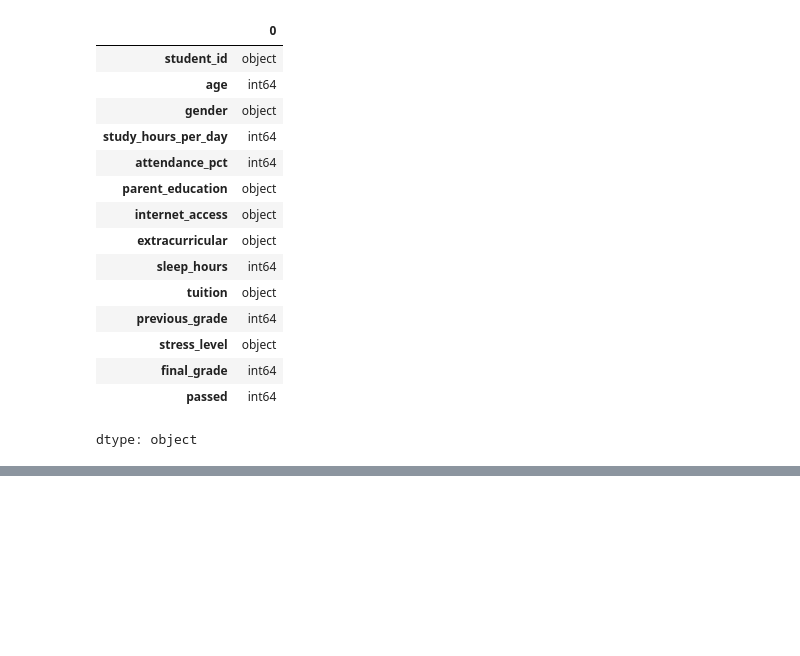
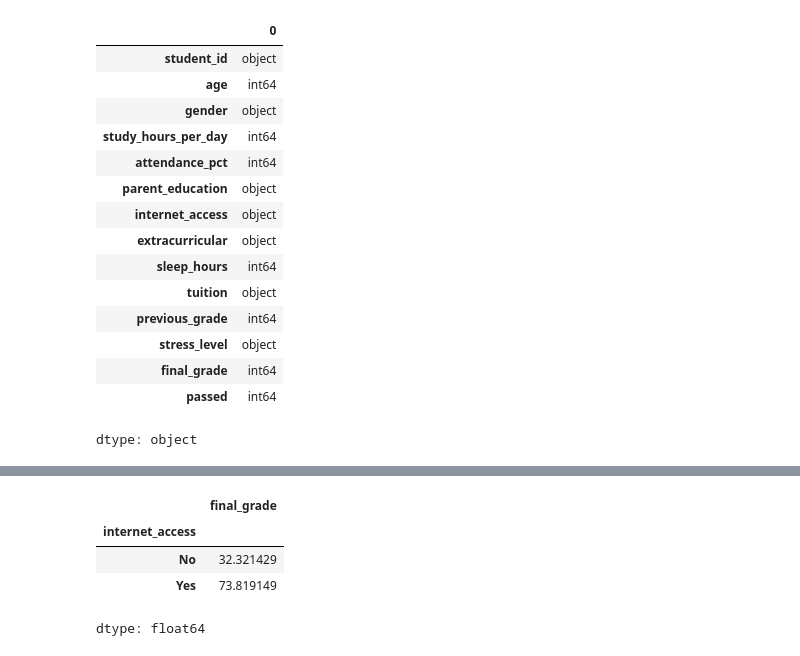
Before and after one commit to SandhuruT/Data_Science_01, a Jupyter notebook: Data_Science_03.ipynb, the cells around one changed output, grey strips where cells are left out. Drawn from its saved outputs; the diff is of its cells as text; code cells hidden in the pictures; blank space fills up the shorter version.

```diff
--- a/Data_Science_03.ipynb
+++ b/Data_Science_03.ipynb
@@ -180 +180,10 @@ student_per.groupby("passed")["sleep_hours"].mean()
 dtype: float64
+# %%
+# Does internet access affect final grade?
+student_per.groupby("internet_access")["final_grade"].mean()
+# %% [output]
+|  | final_grade |
+| internet_access |  |
+| No | 32.321429 |
+| Yes | 73.819149 |
+dtype: float64
```
Also changed, not shown: parts of 6 cells of this notebook.
